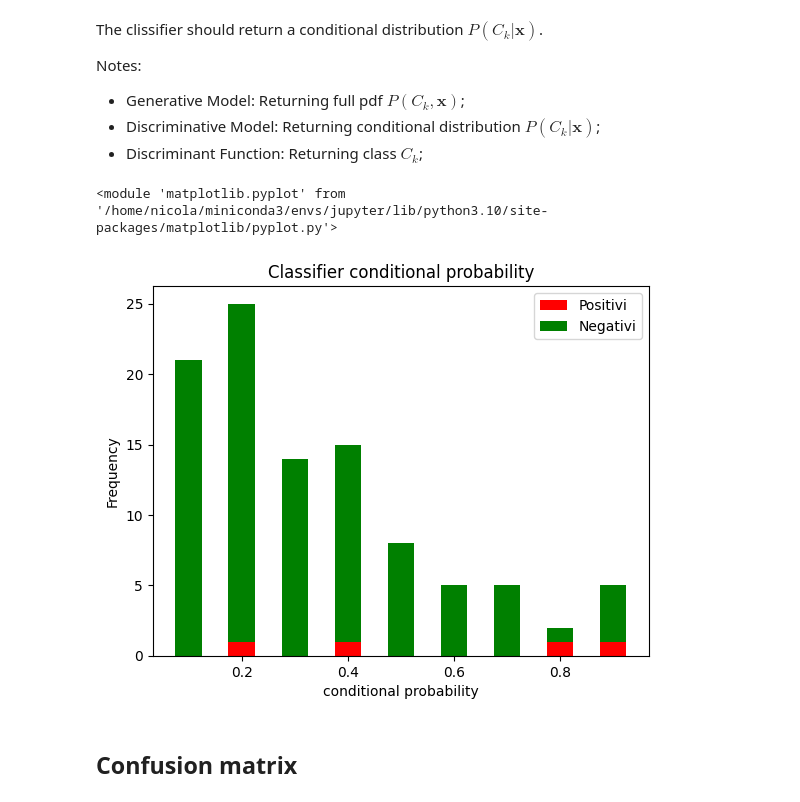
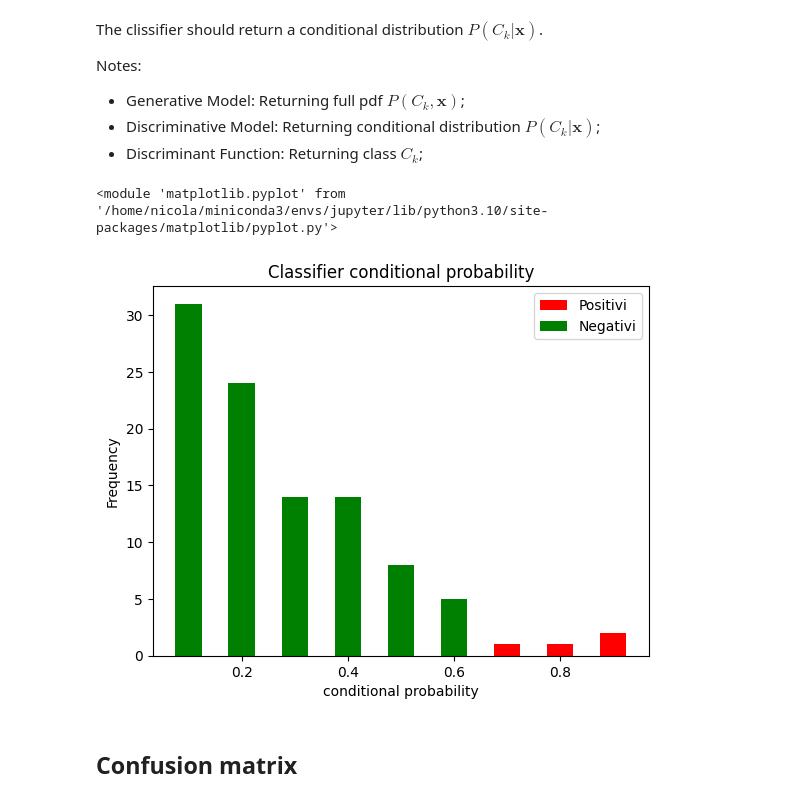
Before and after one commit to nicolinux72/codellama-locally-with-gradio-and-huggingface, a Jupyter notebook: tutorials/classification-metrics.ipynb, the cells around one changed output. Drawn from its saved outputs; the diff is of its cells as text; code cells hidden in the pictures.

```diff
--- a/tutorials/classification-metrics.ipynb
+++ b/tutorials/classification-metrics.ipynb
@@ -86,23 +86,23 @@ Notes:
 # %%
 # Valori discreti sull'asse x
 x_values =  np.arange(0.1, 1.0, 0.1)
 
 perfect_classifier   = (np.array([31, 24, 14, 14, 8, 5, 0, 0, 0]),
                         np.array([ 0,  0,  0,  0, 0, 0, 1, 1, 2]))
 
 imperfect_classifier = (np.array([31, 24, 14, 14, 8, 0, 5, 0, 0]),
                         np.array([ 0,  0,  0,  0, 0, 1, 0, 1, 2]))
 
 messy_classifier     = (np.array([21, 24, 14, 14, 8, 5, 5, 1, 4]),
                         np.array([ 0,  1,  0,  1, 0, 0, 0, 1, 1]))
 
-negative_frequencies, positive_frequencies = messy_classifier
+negative_frequencies, positive_frequencies = perfect_classifier
 N=sum(negative_frequencies); P=sum(positive_frequencies); T=N+P
 
 draw_prob()
 # %% [output]
 <module 'matplotlib.pyplot' from '/home/nicola/miniconda3/envs/jupyter/lib/python3.10/site-packages/matplotlib/pyplot.py'>
-[figure, old version]
+[figure, new version]
 # %% [markdown]
 ## Confusion matrix
 # %% [markdown]
```
Also changed, not shown: parts of 8 cells of this notebook, 7 other files.
